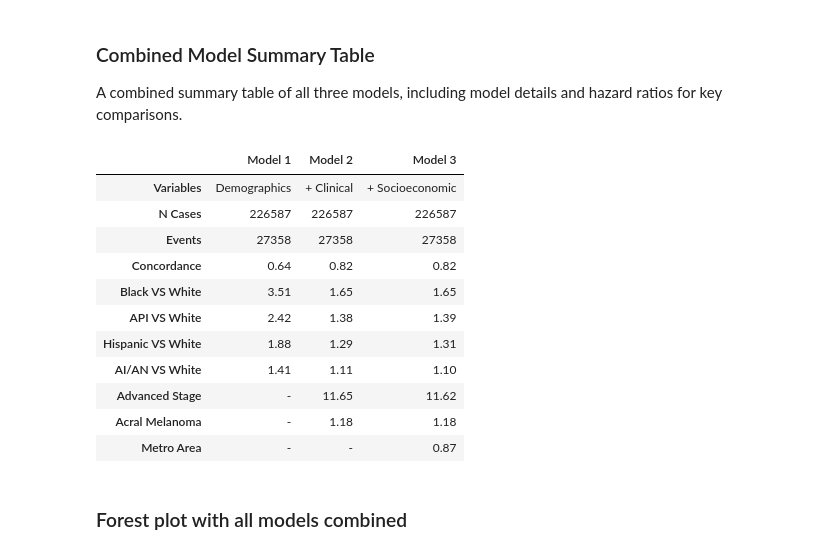
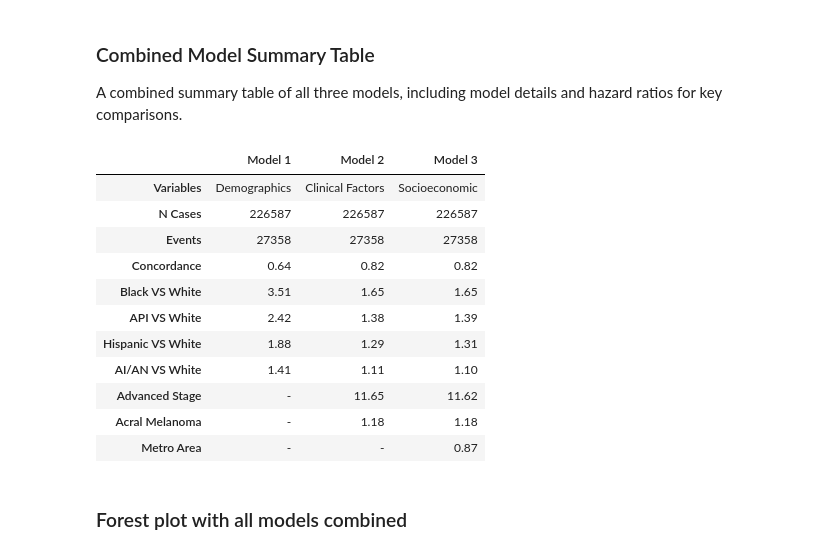
Before and after one commit to kpannoni/melanoma-project, a Jupyter notebook: notebooks/03_survival_analysis.ipynb, the cells around one changed output. Cells and saved outputs as stored; diff of their text form; code cells hidden in the pictures.

```diff
--- a/notebooks/03_survival_analysis.ipynb
+++ b/notebooks/03_survival_analysis.ipynb
@@ -662,8 +676,8 @@ cph2.fit(model2_data,
 
 # Extract the results of the model
 model2_results = cph2.summary.copy()
-model2_race_hrs = extract_race_hrs(cph2, races)
-model2_race_hrs['model'] = 'Model 2'
+model2_hrs = extract_race_hrs(cph2, races)
+model2_hrs['model'] = 'Model 2'
 
 # Get important model diagnostic information
 model_var = cph2.summary.shape[0]
@@ -678,7 +692,7 @@ print(f"Events: {model_events:,}")
 print(f"Concordance: {model_concord}\n")
 
 # Save the model diagnostics in a dictionary for later
-model_dict["Model 2"] = ["+ Clinical", model_N, model_events, model_concord]
+model_dict["Model 2"] = ["Clinical Factors", model_N, model_events, model_concord]
 
 # Add the acral comparison to comparison_labels
 comparison_labels['acral'] = "Acral vs Non-Acral"
@@ -730,7 +762,6 @@ model3_data['race_labels'] = pd.Categorical(model3_data['race_labels'], categori
 model3_data['age_category'] = pd.Categorical(model3_data['age_category'], categories=['<50', '50-69', '70+']) # <50 is reference
 model3_data['sex'] = pd.Categorical(model3_data['sex'], categories=['Male', 'Female']) # male is reference
 model3_data['stage_category'] = pd.Categorical(model3_data['stage_category'], categories=['Early', 'Advanced']) # Localized is reference
-#model3_data['income_tier'] = pd.Categorical(model3_data['income_tier'], categories=['Low', 'Medium', 'High']) # Low income is reference
 
 # Fit the model with the data
 cph3.fit(model3_data,
@@ -740,8 +771,8 @@ cph3.fit(model3_data,
 
 # Extract the results of the model
 model3_results = cph3.summary.copy()
-model3_race_hrs = extract_race_hrs(cph3, races)
-model3_race_hrs['model'] = 'Model 3'
+model3_hrs = extract_race_hrs(cph3, races)
+model3_hrs['model'] = 'Model 3'
 
 # Get important model diagnostic information
 model_var = cph3.summary.shape[0]
@@ -756,12 +787,10 @@ print(f"Events: {model_events:,}")
 print(f"Concordance: {model_concord}\n")
 
 # Save the model diagnostics in a dictionary for later
-model_dict["Model 3"] = ["+ Socioeconomic", model_N, model_events, model_concord]
+model_dict["Model 3"] = ["Socioeconomic", model_N, model_events, model_concord]
 
 # Add the acral comparison to comparison_labels
 comparison_labels['metro'] = "Metro vs Non-Metro"
-# comparison_labels['income_tier[T.Medium'] = "Medium vs Low"
-# comparison_labels['income_tier[T.High'] = "High vs Low"
 
 # Build the summary table
 model3_summary = pd.DataFrame({
@@ -835,35 +864,35 @@ for model in models:
     # Get the model details
     model_details = model_dict[model]
 
     # Get the model results
     model_results = models[model]
 
     # Extract the hazard ratios by race from the results
     model_hazards = model_results["Hazard Ratio"][0:4]
 
     # Extract the hazard ratios for the added variables with the get_hr() function
     model_hazards.loc[5] = get_hr(model_results, "Early vs Advanced")
     model_hazards.loc[6] = get_hr(model_results, "Acral vs Non-Acral")
     model_hazards.loc[7] = get_hr(model_results, "Metro vs Non-Metro")
 
     # Add the current model's results to the final model_summary
     model_summary[model] = model_details + model_hazards.tolist()
 
 model_summary_df = pd.DataFrame(model_summary)
 
 # Reset index
 model_summary_df = model_summary_df.set_index("Summary")
 
 # Remove the index name
 model_summary_df.index.name = None
 
 # Save the dataframe as a csv file
-model_summary_df.to_csv("../data/Combined_model_summary.csv")
+model_summary_df.to_csv("../data/combined_model_summary.csv")
 
 model_summary_df
 # %% [output]
 |  | Model 1 | Model 2 | Model 3 |
-| Variables | Demographics | + Clinical | + Socioeconomic |
+| Variables | Demographics | Clinical Factors | Socioeconomic |
 | N Cases | 226587 | 226587 | 226587 |
 | Events | 27358 | 27358 | 27358 |
 | Concordance | 0.64 | 0.82 | 0.82 |
```
Also changed, not shown: parts of 7 cells of this notebook, 3 other files.
